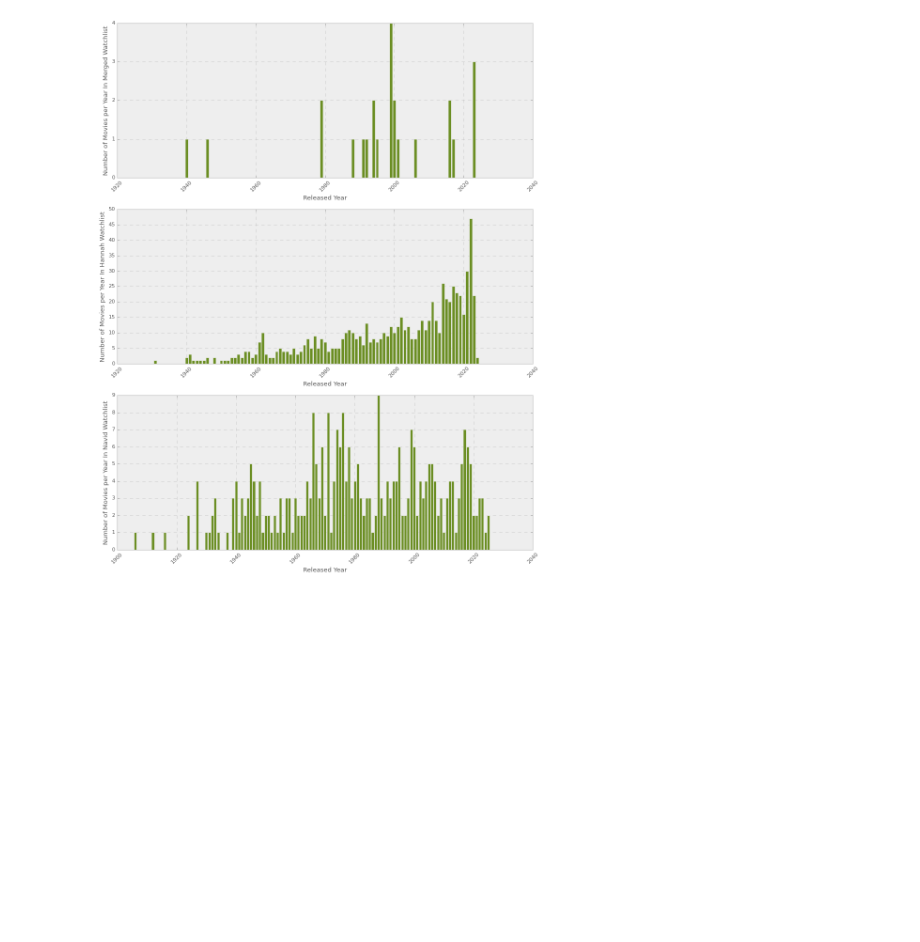
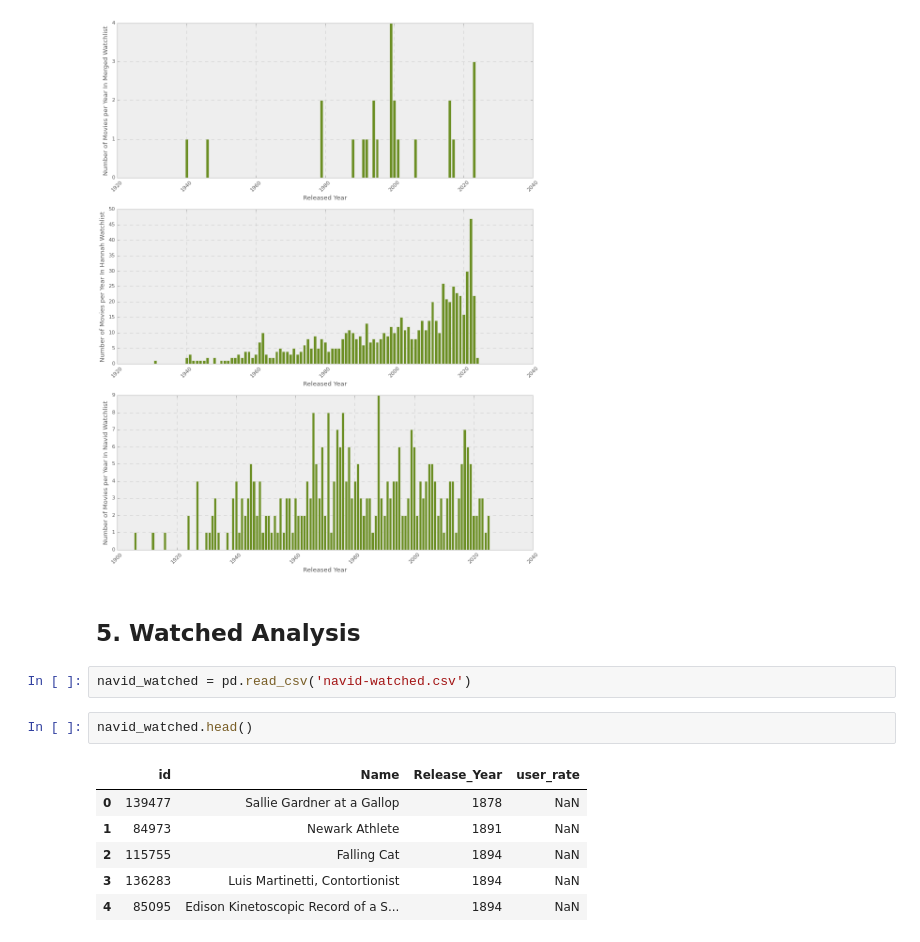
Before and after one commit to HananehMoballeghtohid/letterboxd, a Jupyter notebook: letterboxd.ipynb, the cells around one changed output. Saved outputs shown, nothing was run; the diff lists cells and outputs as text; blank space fills up the shorter version.

```diff
--- a/letterboxd.ipynb
+++ b/letterboxd.ipynb
@@ -81,3 +83,16 @@ plt.xticks(rotation=45)
 plt.show()
 # %% [output]
 [figure]
+# %% [markdown]
+## 5. Watched Analysis
+# %%
+navid_watched = pd.read_csv('navid-watched.csv')
+# %%
+navid_watched.head()
+# %% [output]
+|  | id | Name | Release_Year | user_rate |
+| 0 | 139477 | Sallie Gardner at a Gallop | 1878 | NaN |
+| 1 | 84973 | Newark Athlete | 1891 | NaN |
+| 2 | 115755 | Falling Cat | 1894 | NaN |
+| 3 | 136283 | Luis Martinetti, Contortionist | 1894 | NaN |
+| 4 | 85095 | Edison Kinetoscopic Record of a S... | 1894 | NaN |
```
Also changed, not shown: parts of 8 cells of this notebook, 8 other files.
